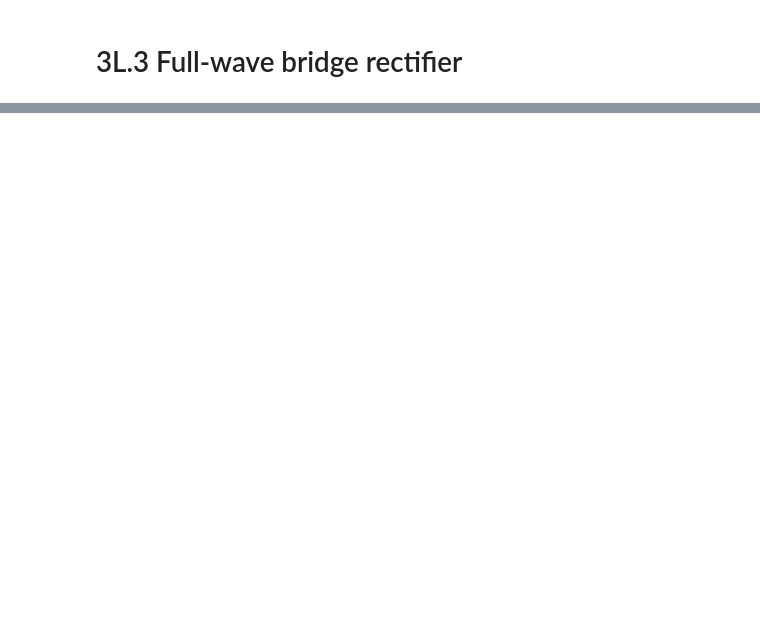
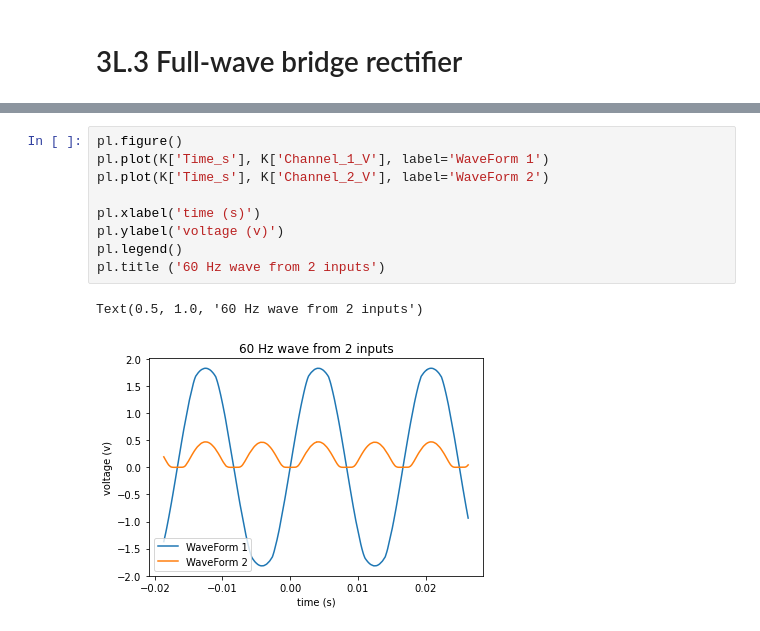
Before and after one commit to dannyjacobs/ses330, a Jupyter notebook: 2020_assignments/jhuffer1_diode/Lab 3 Diode (jhuffer).ipynb, the cells around one changed output, grey strips where cells are left out. Drawn from its saved outputs; the diff is of its cells as text; blank space fills up the shorter version.

```diff
--- a/2020_assignments/jhuffer1_diode/Lab 3 Diode (jhuffer).ipynb
+++ b/2020_assignments/jhuffer1_diode/Lab 3 Diode (jhuffer).ipynb
@@ -211,0 +257,12 @@ pl.show()
+# %%
+pl.figure()
+pl.plot(K['Time_s'], K['Channel_1_V'], label='WaveForm 1')
+pl.plot(K['Time_s'], K['Channel_2_V'], label='WaveForm 2')
+
+pl.xlabel('time (s)')
+pl.ylabel('voltage (v)')
+pl.legend()
+pl.title ('60 Hz wave from 2 inputs')
+# %% [output]
+Text(0.5, 1.0, '60 Hz wave from 2 inputs')
+[figure, added]
```
Also changed, not shown: parts of 15 cells of this notebook, 5 other files.
